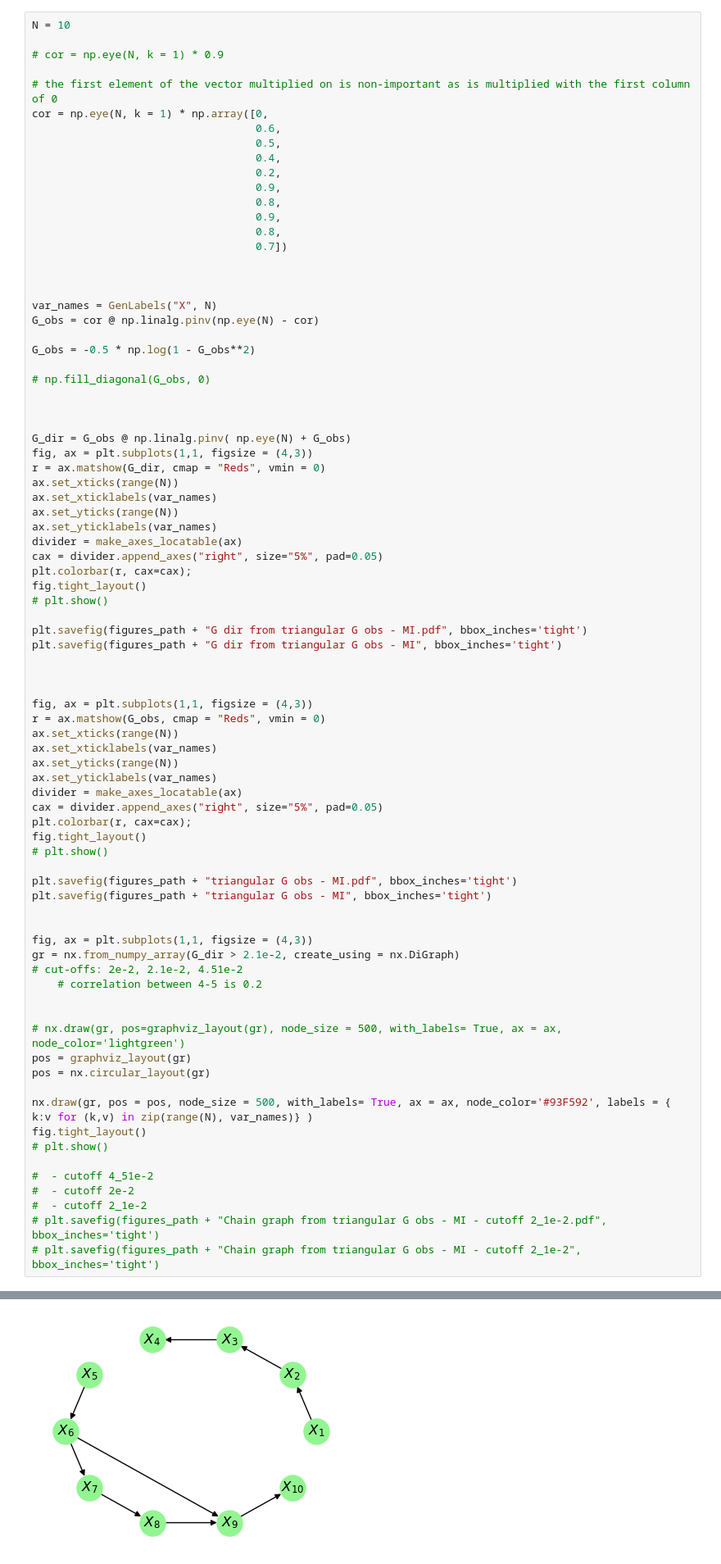
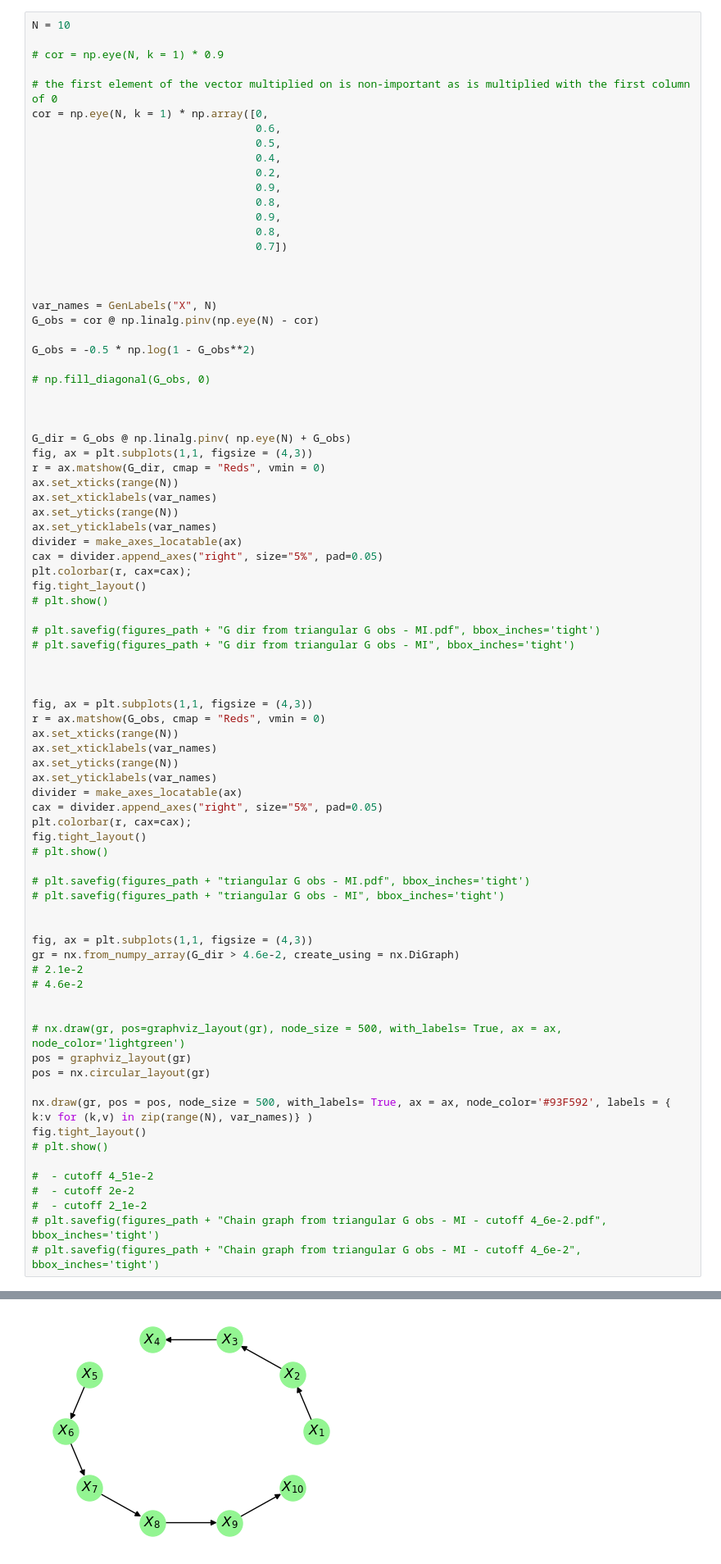
Before and after one commit to jonasbruhub/Analysis-of-Production-flow-systems-with-focus-on-industry, a Jupyter notebook: Simulations and code/Example Gaussian chain - MI.ipynb, the cells around one changed output, grey strips where cells are left out. Shown at 82% size. Saved outputs shown, nothing was run; the diff lists cells and outputs as text.

```diff
--- a/Simulations and code/Example Gaussian chain - MI.ipynb
+++ b/Simulations and code/Example Gaussian chain - MI.ipynb
@@ -48,8 +48,8 @@ plt.colorbar(r, cax=cax);
 fig.tight_layout()
 # plt.show()
 
-plt.savefig(figures_path + "G dir from triangular G obs - MI.pdf", bbox_inches='tight')
-plt.savefig(figures_path + "G dir from triangular G obs - MI", bbox_inches='tight')
+# plt.savefig(figures_path + "G dir from triangular G obs - MI.pdf", bbox_inches='tight')
+# plt.savefig(figures_path + "G dir from triangular G obs - MI", bbox_inches='tight')
 
 
 
@@ -57,38 +57,38 @@ fig, ax = plt.subplots(1,1, figsize = (4,3))
 r = ax.matshow(G_obs, cmap = "Reds", vmin = 0)
 ax.set_xticks(range(N))
 ax.set_xticklabels(var_names)
 ax.set_yticks(range(N))
 ax.set_yticklabels(var_names)
 divider = make_axes_locatable(ax)
 cax = divider.append_axes("right", size="5%", pad=0.05)
 plt.colorbar(r, cax=cax);
 fig.tight_layout()
 # plt.show()
 
-plt.savefig(figures_path + "triangular G obs - MI.pdf", bbox_inches='tight')
-plt.savefig(figures_path + "triangular G obs - MI", bbox_inches='tight')
+# plt.savefig(figures_path + "triangular G obs - MI.pdf", bbox_inches='tight')
+# plt.savefig(figures_path + "triangular G obs - MI", bbox_inches='tight')
 
 
 fig, ax = plt.subplots(1,1, figsize = (4,3))
-gr = nx.from_numpy_array(G_dir > 2.1e-2, create_using = nx.DiGraph)
-# cut-offs: 2e-2, 2.1e-2, 4.51e-2
-    # correlation between 4-5 is 0.2
+gr = nx.from_numpy_array(G_dir > 4.6e-2, create_using = nx.DiGraph)
+# 2.1e-2
+# 4.6e-2
 
 
 # nx.draw(gr, pos=graphviz_layout(gr), node_size = 500, with_labels= True, ax = ax, node_color='lightgreen')
 pos = graphviz_layout(gr)
 pos = nx.circular_layout(gr)
 
 nx.draw(gr, pos = pos, node_size = 500, with_labels= True, ax = ax, node_color='#93F592', labels = { k:v for (k,v) in zip(range(N), var_names)} )
 fig.tight_layout()
 # plt.show()
 
 #  - cutoff 4_51e-2
 #  - cutoff 2e-2
 #  - cutoff 2_1e-2
-# plt.savefig(figures_path + "Chain graph from triangular G obs - MI - cutoff 2_1e-2.pdf", bbox_inches='tight')
-# plt.savefig(figures_path + "Chain graph from triangular G obs - MI - cutoff 2_1e-2", bbox_inches='tight')
+# plt.savefig(figures_path + "Chain graph from triangular G obs - MI - cutoff 4_6e-2.pdf", bbox_inches='tight')
+# plt.savefig(figures_path + "Chain graph from triangular G obs - MI - cutoff 4_6e-2", bbox_inches='tight')
 # %% [output]
 [figure]
 [figure]
-[figure, old version]
+[figure, new version]
```
Also changed, not shown: parts of 2 cells of this notebook, 19 other files.
